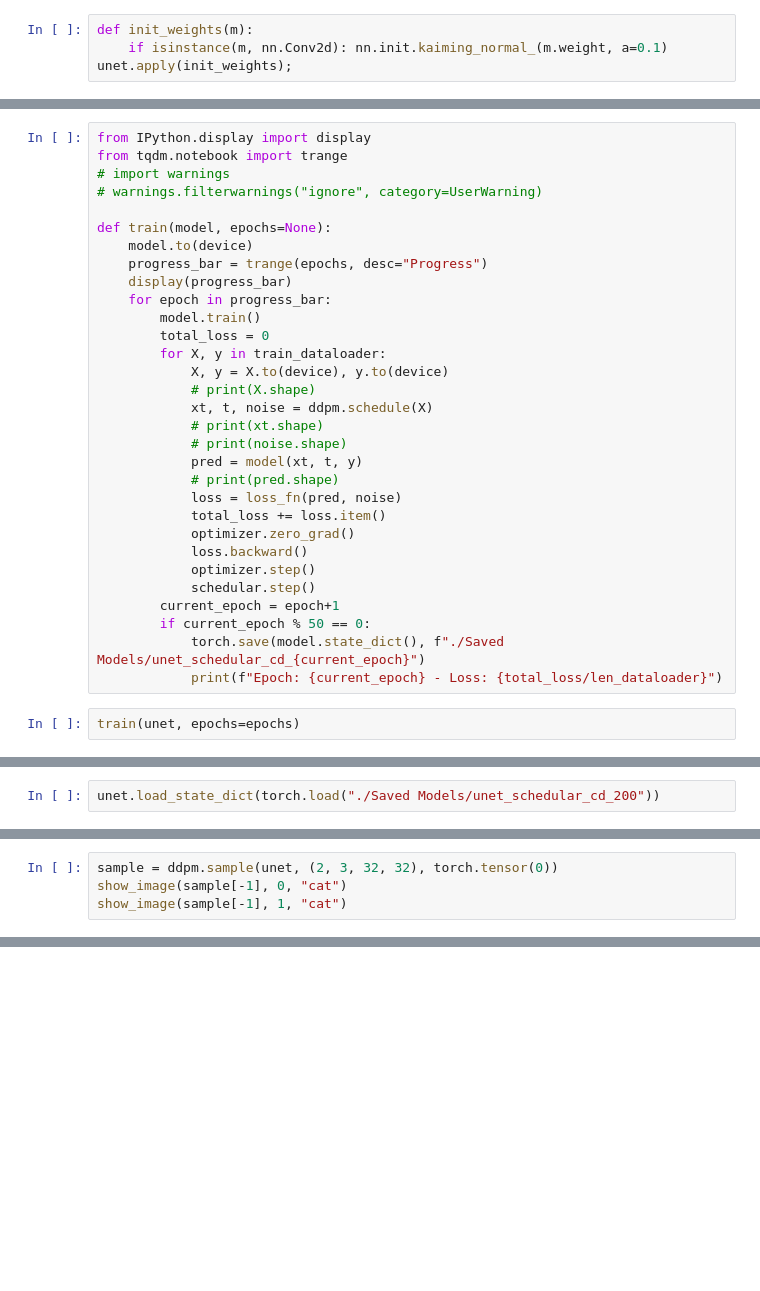
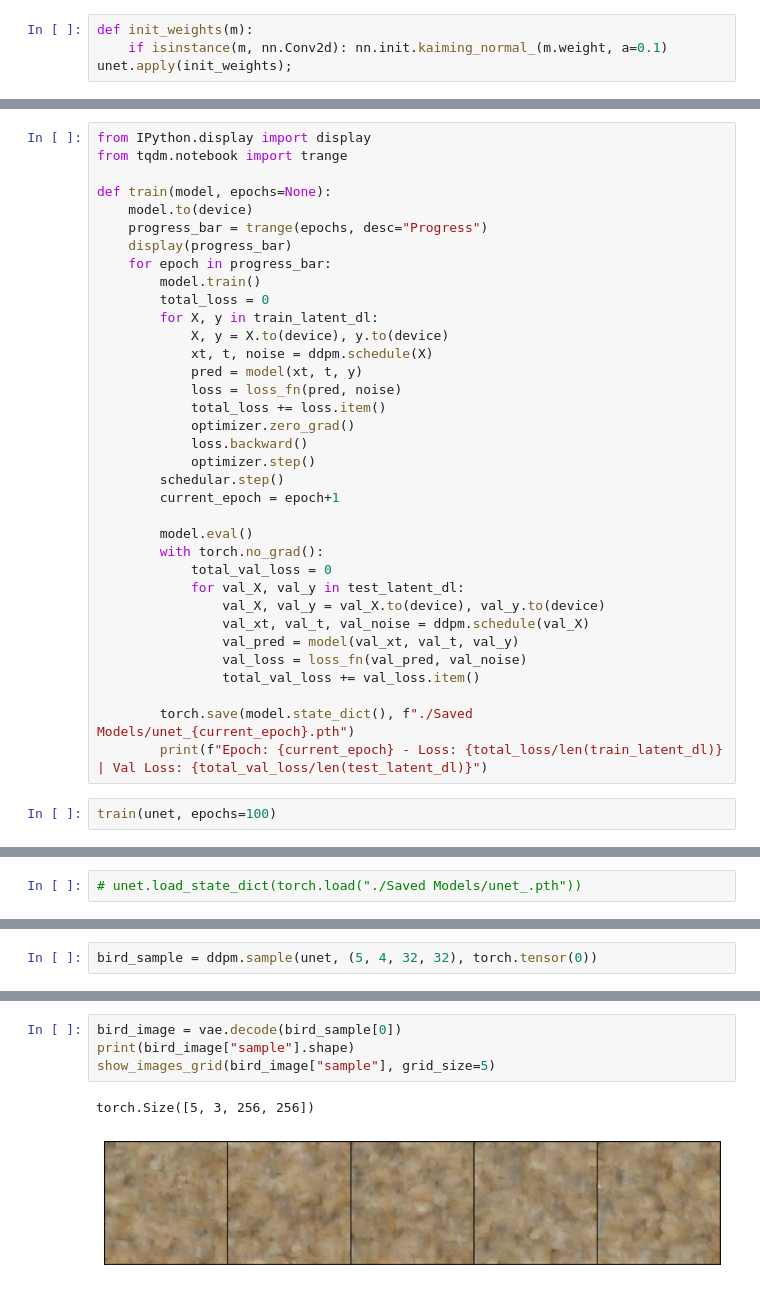
Before and after one commit to Neha-Shrestha/Text-to-Image-Generator, a Jupyter notebook: ldm/kruto.ipynb, the cells around one changed output, grey strips where cells are left out. Saved outputs shown, nothing was run; the diff lists cells and outputs as text; blank space fills up the shorter version.

```diff
--- a/ldm/kruto.ipynb
+++ b/ldm/kruto.ipynb
@@ -88,8 +91,6 @@ schedular = torch.optim.lr_scheduler.OneCycleLR(optimizer, max_lr=lr, total_step
 # %%
 from IPython.display import display
 from tqdm.notebook import trange
-# import warnings
-# warnings.filterwarnings("ignore", category=UserWarning)
 
 def train(model, epochs=None):
     model.to(device)
@@ -98,25 +99,31 @@ def train(model, epochs=None):
     for epoch in progress_bar:
         model.train()
         total_loss = 0
-        for X, y in train_dataloader:
+        for X, y in train_latent_dl:
             X, y = X.to(device), y.to(device)
-            # print(X.shape)
             xt, t, noise = ddpm.schedule(X)
-            # print(xt.shape)
-            # print(noise.shape)
             pred = model(xt, t, y)
-            # print(pred.shape)
             loss = loss_fn(pred, noise)
             total_loss += loss.item()
             optimizer.zero_grad()
             loss.backward()
             optimizer.step()
-            schedular.step()
+        schedular.step()
         current_epoch = epoch+1
-        if current_epoch % 50 == 0:
-            torch.save(model.state_dict(), f"./Saved Models/unet_schedular_cd_{current_epoch}")
-            print(f"Epoch: {current_epoch} - Loss: {total_loss/len_dataloader}")
+
+        model.eval()
+        with torch.no_grad():
+            total_val_loss = 0
+            for val_X, val_y in test_latent_dl:
+                val_X, val_y = val_X.to(device), val_y.to(device)
+                val_xt, val_t, val_noise = ddpm.schedule(val_X)
+                val_pred = model(val_xt, val_t, val_y)
+                val_loss = loss_fn(val_pred, val_noise)
+                total_val_loss += val_loss.item()
+
+        torch.save(model.state_dict(), f"./Saved Models/unet_{current_epoch}.pth")
+        print(f"Epoch: {current_epoch} - Loss: {total_loss/len(train_latent_dl)} | Val Loss: {total_val_loss/len(test_latent_dl)}")
 # %%
-train(unet, epochs=epochs)
+train(unet, epochs=100)
 # %% [output]
 <tqdm.notebook.tqdm_notebook at 0x...>
@@ -130,2 +147,2 @@ KeyboardInterrupt:
 # %%
-unet.load_state_dict(torch.load("./Saved Models/unet_schedular_cd_200"))
+# unet.load_state_dict(torch.load("./Saved Models/unet_.pth"))
@@ -134,4 +149,2 @@ unet.load_state_dict(torch.load("./Saved Models/unet_schedular_cd_200"))
 # %%
-sample = ddpm.sample(unet, (2, 3, 32, 32), torch.tensor(0))
-show_image(sample[-1], 0, "cat")
-show_image(sample[-1], 1, "cat")
+bird_sample = ddpm.sample(unet, (5, 4, 32, 32), torch.tensor(0))
@@ -143 +151,8 @@ Clipping input data to the valid range for imshow with RGB data ([0..1] for floa
+# %%
+bird_image = vae.decode(bird_sample[0])
+print(bird_image["sample"].shape)
+show_images_grid(bird_image["sample"], grid_size=5)
+# %% [output]
+torch.Size([5, 3, 256, 256])
+[figure, added]
 # %%
```
Also changed, not shown: parts of 19 cells of this notebook, 13 other files.
